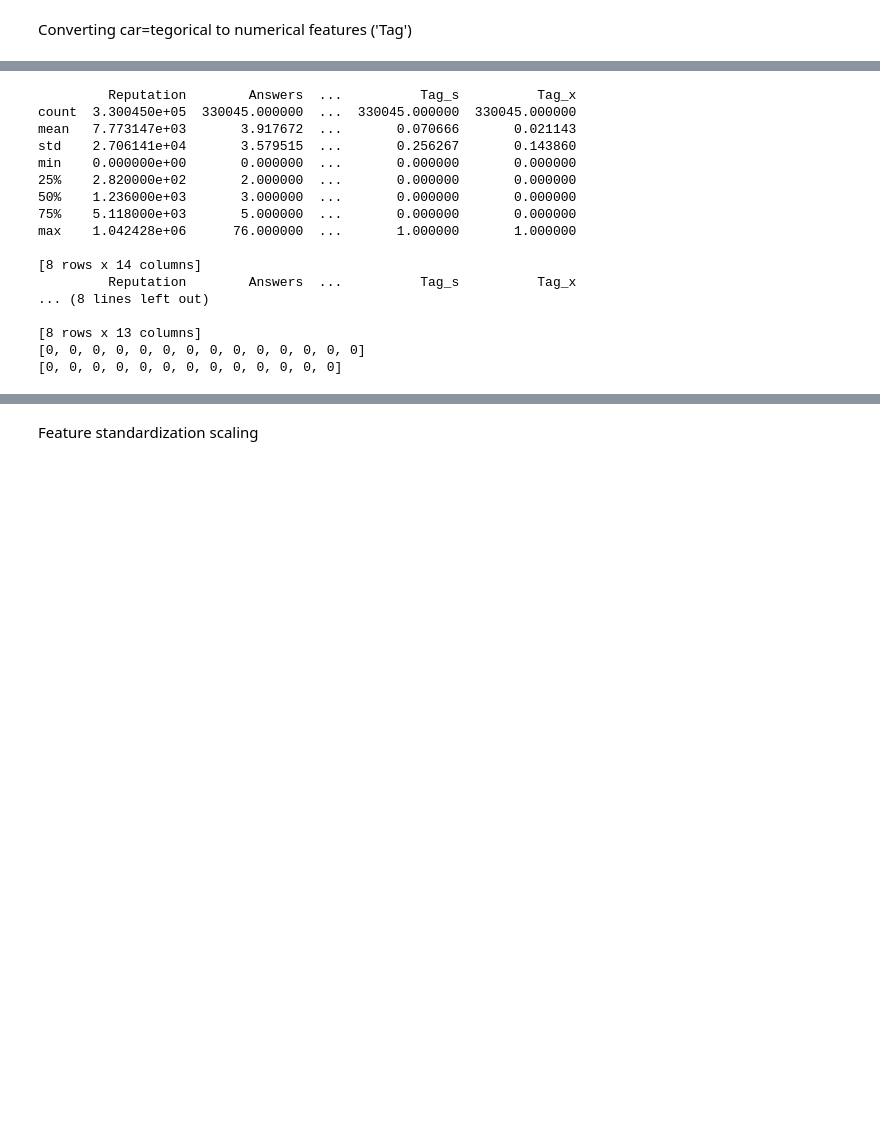
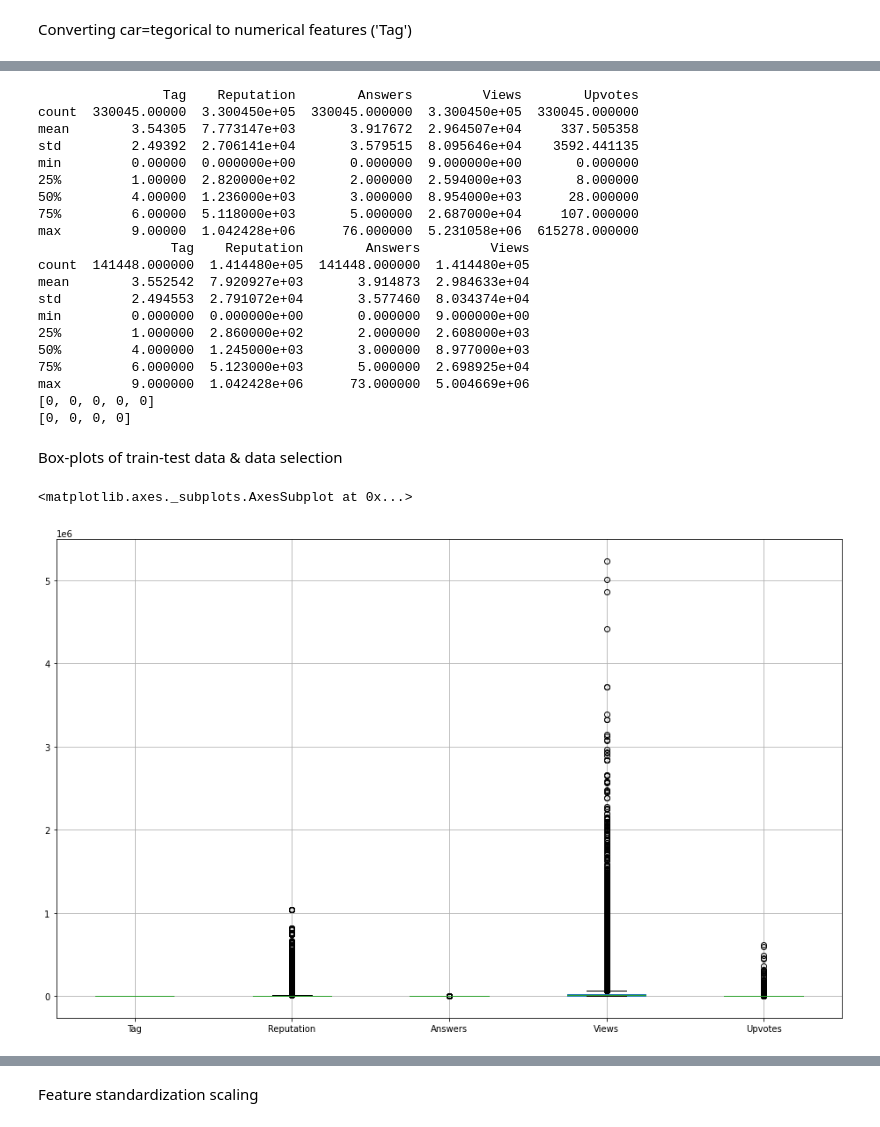
Before and after one commit to ram-swaroop/Upvotes-prediction, a Jupyter notebook: Upvote_prediction.ipynb, the cells around one changed output, grey strips where cells are left out. Drawn from its saved outputs; the diff is of its cells as text; code cells hidden in the pictures; blank space fills up the shorter version.

```diff
--- a/Upvote_prediction.ipynb
+++ b/Upvote_prediction.ipynb
@@ -77,9 +77,18 @@ sns.heatmap(test_corr)
 # %% [markdown]
 Converting car=tegorical to numerical features ('Tag')
 # %%
-"Converting categorical str to continuous form usig dummy variables"
-train_data = pd.concat([train_data.loc[:, train_data.columns!='Tag'], pd.get_dummies(train_data[['Tag']])], axis=1)
-test_data = pd.concat([test_data.loc[:, test_data.columns!='Tag'], pd.get_dummies(test_data[['Tag']])], axis=1)
+"Dealing with categorical features in a regression problem"
+
+"First approach: to convert each category as sdummy variables"
+#train_data = pd.concat([train_data.loc[:, train_data.columns!='Tag'], pd.get_dummies(train_data[['Tag']])], axis=1)
+#test_data = pd.concat([test_data.loc[:, test_data.columns!='Tag'], pd.get_dummies(test_data[['Tag']])], axis=1)
+
+"Second approach: to convert each category as a numerical label"
+from sklearn.preprocessing import LabelEncoder
+le = LabelEncoder()
+le.fit(train_data['Tag']) # fitting label encoder for 'Tag'
+train_data['Tag'] = le.transform(train_data['Tag']) # label transforming 'Tag' for train_data
+test_data['Tag'] = le.transform(test_data['Tag']) # label transforming 'Tag' for test_data
 # %%
 print("train columns:\n",train_data.columns)
 print("test columns:\n",test_data.columns)
@@ -107,20 +128,32 @@ summary_na_test= [test_data[x].isna().sum() for x in test_data.columns] # we don
 print(summary_na_train)
 print(summary_na_test)
 # %% [output]
-         Reputation        Answers  ...          Tag_s          Tag_x
-count  3.300450e+05  330045.000000  ...  330045.000000  330045.000000
-mean   7.773147e+03       3.917672  ...       0.070666       0.021143
-std    2.706141e+04       3.579515  ...       0.256267       0.143860
-min    0.000000e+00       0.000000  ...       0.000000       0.000000
-25%    2.820000e+02       2.000000  ...       0.000000       0.000000
-50%    1.236000e+03       3.000000  ...       0.000000       0.000000
-75%    5.118000e+03       5.000000  ...       0.000000       0.000000
-max    1.042428e+06      76.000000  ...       1.000000       1.000000
-
-[8 rows x 14 columns]
-         Reputation        Answers  ...          Tag_s          Tag_x
-... (8 lines left out)
-
-[8 rows x 13 columns]
-[0, 0, 0, 0, 0, 0, 0, 0, 0, 0, 0, 0, 0, 0]
-[0, 0, 0, 0, 0, 0, 0, 0, 0, 0, 0, 0, 0]
+                Tag    Reputation        Answers         Views        Upvotes
+count  330045.00000  3.300450e+05  330045.000000  3.300450e+05  330045.000000
+mean        3.54305  7.773147e+03       3.917672  2.964507e+04     337.505358
+std         2.49392  2.706141e+04       3.579515  8.095646e+04    3592.441135
+min         0.00000  0.000000e+00       0.000000  9.000000e+00       0.000000
+25%         1.00000  2.820000e+02       2.000000  2.594000e+03       8.000000
+50%         4.00000  1.236000e+03       3.000000  8.954000e+03      28.000000
+75%         6.00000  5.118000e+03       5.000000  2.687000e+04     107.000000
+max         9.00000  1.042428e+06      76.000000  5.231058e+06  615278.000000
+                 Tag    Reputation        Answers         Views
+count  141448.000000  1.414480e+05  141448.000000  1.414480e+05
+mean        3.552542  7.920927e+03       3.914873  2.984633e+04
+std         2.494553  2.791072e+04       3.577460  8.034374e+04
+min         0.000000  0.000000e+00       0.000000  9.000000e+00
+25%         1.000000  2.860000e+02       2.000000  2.608000e+03
+50%         4.000000  1.245000e+03       3.000000  8.977000e+03
+75%         6.000000  5.123000e+03       5.000000  2.698925e+04
+max         9.000000  1.042428e+06      73.000000  5.004669e+06
+[0, 0, 0, 0, 0]
+[0, 0, 0, 0]
+# %% [markdown]
+Box-plots of train-test data & data selection
+# %%
+"train box-plot"
+plt.figure(figsize=[16,10])
+train_data.boxplot()
+# %% [output]
+<matplotlib.axes._subplots.AxesSubplot at 0x...>
+[figure, added]
```
Also changed, not shown: parts of 21 cells of this notebook.
